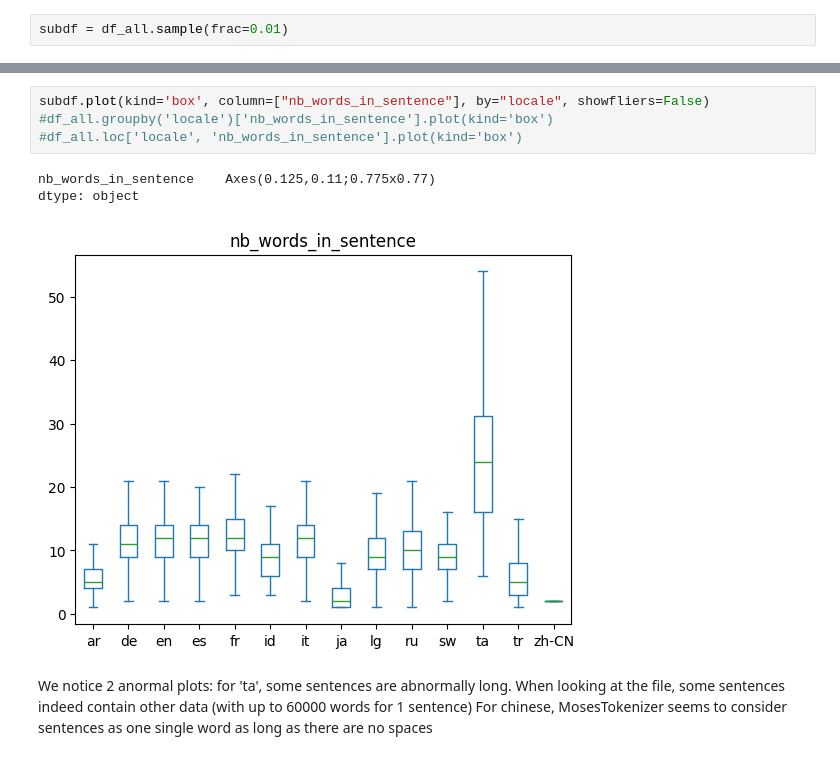
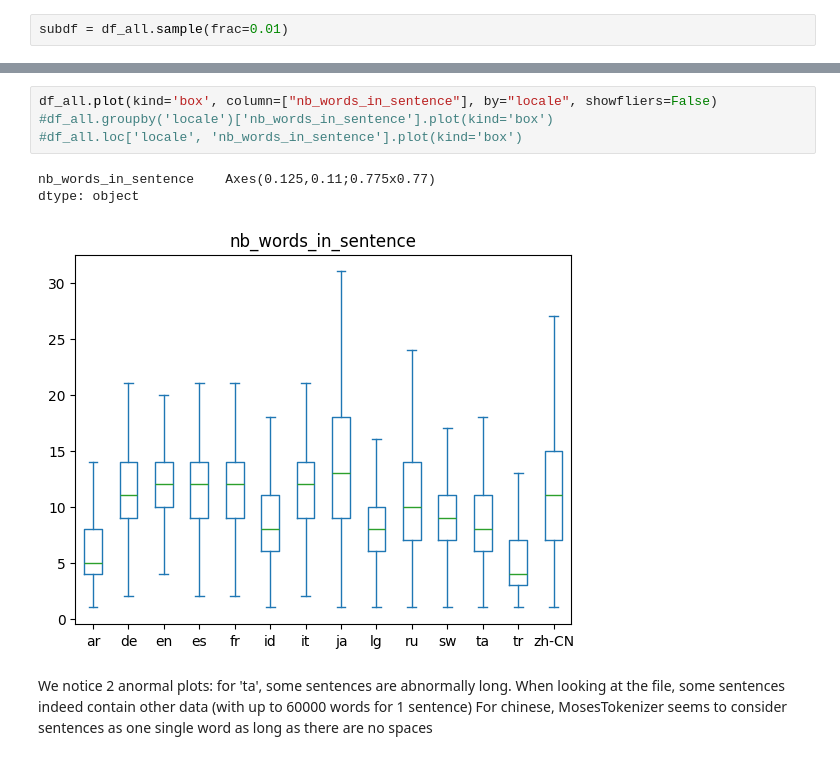
Before and after one commit to laurine-v/M2_Data_Analysis, a Jupyter notebook: projet_data_analysis.ipynb, the cells around one changed output, grey strips where cells are left out. Drawn from its saved outputs; the diff is of its cells as text.

```diff
--- a/projet_data_analysis.ipynb
+++ b/projet_data_analysis.ipynb
@@ -356,11 +355,11 @@ df_all[df_all["nb_words_in_sentence"] > 50000]  # problem with file for language
 # %%
-subdf.plot(kind='box', column=["nb_words_in_sentence"], by="locale", showfliers=False)
+df_all.plot(kind='box', column=["nb_words_in_sentence"], by="locale", showfliers=False)
 #df_all.groupby('locale')['nb_words_in_sentence'].plot(kind='box')
 #df_all.loc['locale', 'nb_words_in_sentence'].plot(kind='box')
 # %% [output]
 nb_words_in_sentence    Axes(0.125,0.11;0.775x0.77)
 dtype: object
-[figure, old version]
+[figure, new version]
 # %% [markdown]
 We notice 2 anormal plots: for 'ta', some sentences are abnormally long. When looking at the file, some sentences indeed contain other data (with up to 60000 words for 1 sentence)
 For chinese, MosesTokenizer seems to consider sentences as one single word as long as there are no spaces
```
Also changed, not shown: parts of 7 cells of this notebook.
